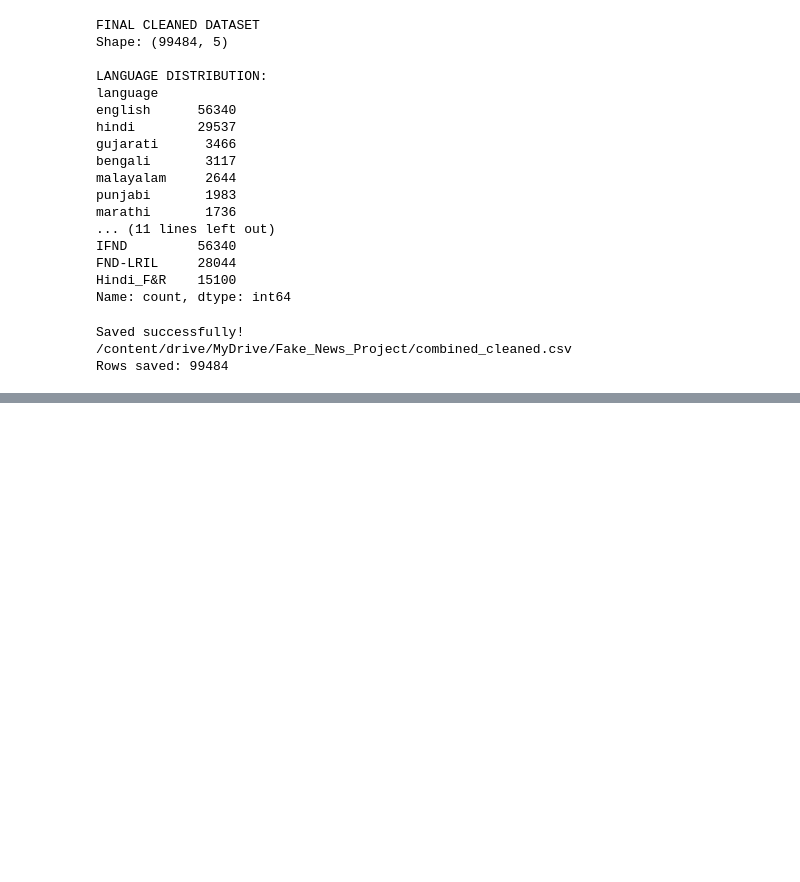
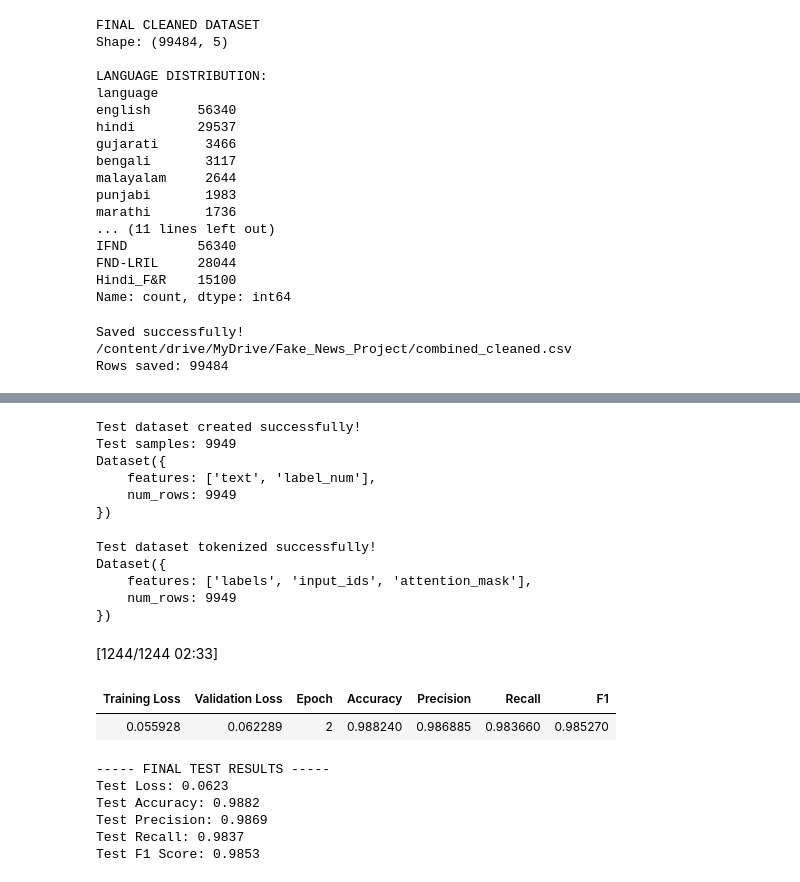
Before and after one commit to Srikarthika06/multilingual-fake-news-detection, a Jupyter notebook: Multilingual_Multimodal_Fake_News_Detection.ipynb, the cells around one changed output, grey strips where cells are left out. Cells and saved outputs as stored; diff of their text form; code cells hidden in the pictures; blank space fills up the shorter version.

```diff
--- a/Multilingual_Multimodal_Fake_News_Detection.ipynb
+++ b/Multilingual_Multimodal_Fake_News_Detection.ipynb
@@ -892,0 +1408,68 @@ Rows saved: 99484
+# %%
+from datasets import Dataset
+
+test_dataset = Dataset.from_pandas(
+    test_df[["text", "label_num"]].reset_index(drop=True)
+)
+
+print("Test dataset created successfully!")
+print("Test samples:", len(test_dataset))
+print(test_dataset)
+# %% [output]
+Test dataset created successfully!
+Test samples: 9949
+Dataset({
+    features: ['text', 'label_num'],
+    num_rows: 9949
+})
+# %%
+# Tokenize the test dataset
+
+def tokenize_test(batch):
+    return tokenizer(
+        batch["text"],
+        truncation=True,
+        padding="max_length",
+        max_length=256
+    )
+
+test_dataset = test_dataset.map(
+    tokenize_test,
+    batched=True
+)
+
+# Rename label column to labels for the model
+test_dataset = test_dataset.rename_column("label_num", "labels")
+
+# Keep only the columns needed by the model
+test_dataset = test_dataset.remove_columns(["text"])
+
+print("Test dataset tokenized successfully!")
+print(test_dataset)
+# %% [output]
+Test dataset tokenized successfully!
+Dataset({
+    features: ['labels', 'input_ids', 'attention_mask'],
+    num_rows: 9949
+})
+# %%
+# Final evaluation on unseen test data
+
+test_results = trainer.evaluate(test_dataset)
+
+print("\n----- FINAL TEST RESULTS -----")
+print("Test Loss:", round(test_results["eval_loss"], 4))
+print("Test Accuracy:", round(test_results["eval_accuracy"], 4))
+print("Test Precision:", round(test_results["eval_precision"], 4))
+print("Test Recall:", round(test_results["eval_recall"], 4))
+print("Test F1 Score:", round(test_results["eval_f1"], 4))
+# %% [output]
+[1244/1244 02:33]
+| Training Loss | Validation Loss | Epoch | Accuracy | Precision | Recall | F1 |
+| 0.055928 | 0.062289 | 2 | 0.988240 | 0.986885 | 0.983660 | 0.985270 |
+----- FINAL TEST RESULTS -----
+Test Loss: 0.0623
+Test Accuracy: 0.9882
+Test Precision: 0.9869
+Test Recall: 0.9837
+Test F1 Score: 0.9853
```
Also changed, not shown: parts of 75 cells of this notebook.
